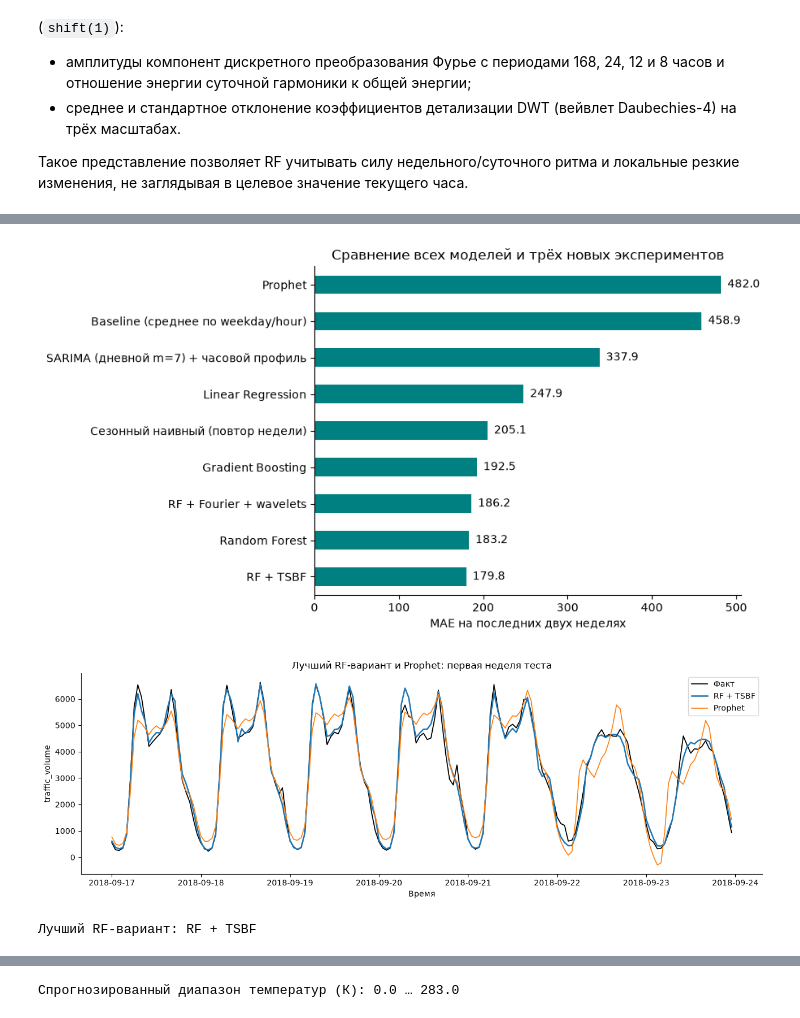
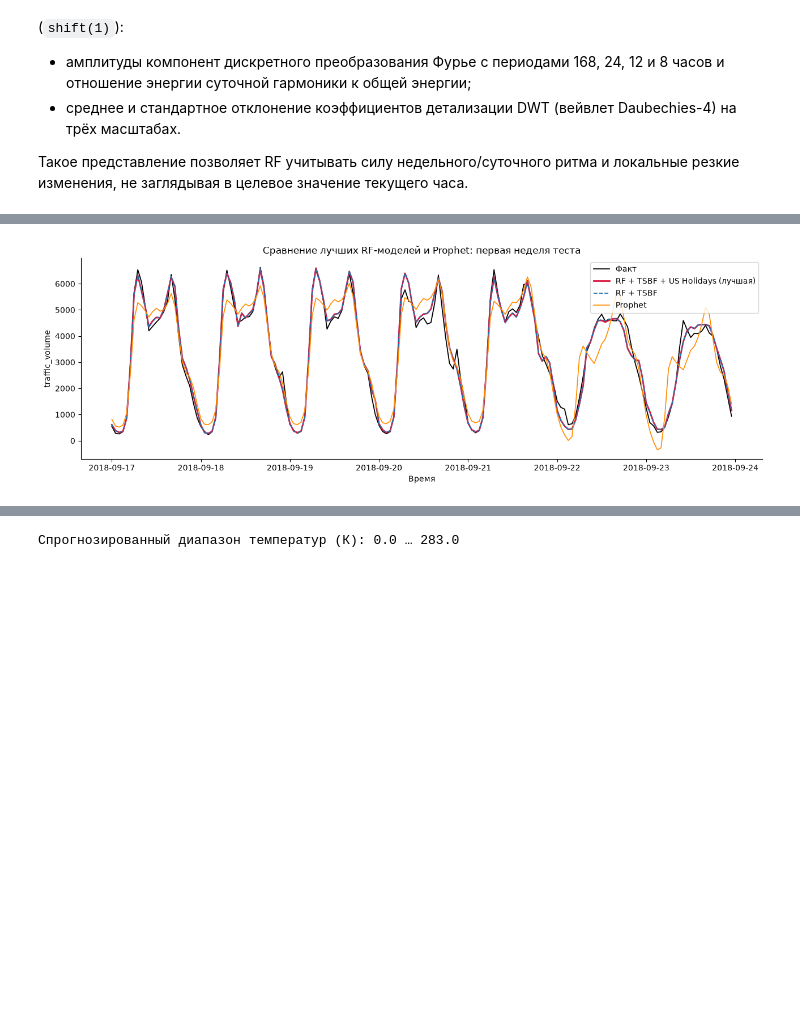
Before and after one commit to AlexKretov/metro, a Jupyter notebook: notebooks/metro_forecast.ipynb, the cells around one changed output, grey strips where cells are left out. Cells and saved outputs as stored; diff of their text form; code cells hidden in the pictures; blank space fills up the shorter version.

Commit message:
Add US holiday consideration to best forecasting model and update results
Co-authored-by: arena-agent <297053741+arena-agent@users.noreply.github.com>

```diff
--- a/notebooks/metro_forecast.ipynb
+++ b/notebooks/metro_forecast.ipynb
@@ -414,11 +444,10 @@ AIC дневной SARIMA: 14848
 
 Используем 2-летнее обучающее окно и признаки `make_features`. Температура включена как признак; отдельно (в разделе 3) она будет спрогнозирована для построения будущего прогноза.
 # %%
-comb = make_features(pd.concat([train_all, test]))
 tr = comb.iloc[:len(train_all)].iloc[-730*24:]   # свежее 2-летнее окно
 te = comb.iloc[len(train_all):]
-Xtr = tr[FEATS].dropna(); ytr = tr.loc[Xtr.index, 'traffic_volume'].values
-Xte = te[FEATS].dropna(); y_true = te.loc[Xte.index, 'traffic_volume'].values
+Xtr = tr[BASE_FEATS].dropna(); ytr = tr.loc[Xtr.index, 'traffic_volume'].values
+Xte = te[BASE_FEATS].dropna(); y_true = te.loc[Xte.index, 'traffic_volume'].values
 print('Размер обучающей выборки для ML:', len(Xtr), '| отложенной:', len(Xte))
 # %% [output]
 Размер обучающей выборки для ML: 17520 | отложенной: 336
@@ -574,16 +633,14 @@ pd.DataFrame(res).T.sort_values('MAE').round(2)
 # %%
-# Prophet: суточная и недельная сезонности задаются как Fourier-ряды внутри модели.
-prophet_train = train_all.iloc[-730*24:][['traffic_volume']].reset_index()
-prophet_train.columns = ['ds', 'y']
-prophet = Prophet(weekly_seasonality=False, daily_seasonality=False,
-                  yearly_seasonality=True, seasonality_mode='additive',
-                  changepoint_prior_scale=0.08)
+# Prophet: суточная и недельная сезонности + праздники США
+prophet_train = pd.DataFrame({'ds': train_all.iloc[-730*24:].index, 'y': train_all.iloc[-730*24:]['traffic_volume'].values})
+prophet = Prophet(daily_seasonality=False, weekly_seasonality=False, yearly_seasonality=False,
+                  seasonality_mode='additive', changepoint_prior_scale=0.08)
 prophet.add_seasonality(name='weekly', period=7, fourier_order=10)
 prophet.add_seasonality(name='daily', period=1, fourier_order=12)
+prophet.add_country_holidays(country_name='US')
 prophet.fit(prophet_train)
 prophet_test = pd.DataFrame({'ds': test.index})
 pred_prophet = prophet.predict(prophet_test)['yhat'].to_numpy()
-res['Prophet'] = metrics(test['traffic_volume'].to_numpy(), pred_prophet)
-summary = pd.DataFrame(res).T.round(2).sort_values('MAE')
-summary
+res['Prophet (с праздниками США)'] = metrics(test['traffic_volume'].to_numpy(), pred_prophet)
+pd.DataFrame(res).T.sort_values('MAE').round(2)
 # %% [output]
@@ -602,27 +707,12 @@ summary
 # %%
-# Сравнение новых экспериментов: таблица и график MAE.
-summary = pd.DataFrame(res).T.round(2).sort_values('MAE')
-ax = summary['MAE'].sort_values(ascending=True).plot(kind='barh', figsize=(9, 5), color='teal')
-ax.set_title('Сравнение всех моделей и трёх новых экспериментов')
-ax.set_xlabel('MAE на последних двух неделях')
-for i, v in enumerate(summary['MAE'].sort_values().values):
-    ax.text(v, i, f'  {v:.1f}', va='center')
-plt.tight_layout(); plt.savefig(f'{OUT}/09_experiments_mae.png'); plt.show()
-
-# График включает только сильнейшую RF-версию, чтобы линии оставались читаемыми.
-show = slice(0, 24*7)
-rf_variants = {'RF': pred_rf, 'RF + Fourier/wavelets': pred_rf_fw,
-               'RF + TSBF': pred_rf_tsbf}
-best_rf_name = min(rf_variants, key=lambda k: mean_absolute_error(y_true, rf_variants[k]))
+# График сравнения лучших моделей и Prophet на первой тестовой неделе
 fig, ax = plt.subplots(figsize=(13, 4.5))
 ax.plot(test.index[show], test['traffic_volume'].values[show], 'k-', lw=1.3, label='Факт')
-ax.plot(test.index[show], rf_variants[best_rf_name][show], lw=1.8, label=best_rf_name)
-ax.plot(test.index[show], pred_prophet[show], lw=1.2, label='Prophet')
-ax.set_title('Лучший RF-вариант и Prophet: первая неделя теста')
+ax.plot(test.index[show], pred_rf_tsbf_h[show], lw=2.0, color='crimson', label='RF + TSBF + US Holidays (лучшая)')
+ax.plot(test.index[show], pred_rf_tsbf[show], lw=1.3, ls='--', label='RF + TSBF')
+ax.plot(test.index[show], pred_prophet[show], lw=1.2, color='darkorange', label='Prophet')
+ax.set_title('Сравнение лучших RF-моделей и Prophet: первая неделя теста')
 ax.set_xlabel('Время'); ax.set_ylabel('traffic_volume'); ax.legend()
 plt.tight_layout(); plt.savefig(f'{OUT}/10_new_models.png'); plt.show()
-print('Лучший RF-вариант:', best_rf_name)
 # %% [output]
-[figure, old version]
+[figure, new version]
-[figure, removed]
-Лучший RF-вариант: RF + TSBF
```
Also changed, not shown: parts of 41 cells of this notebook, 7 other files.
